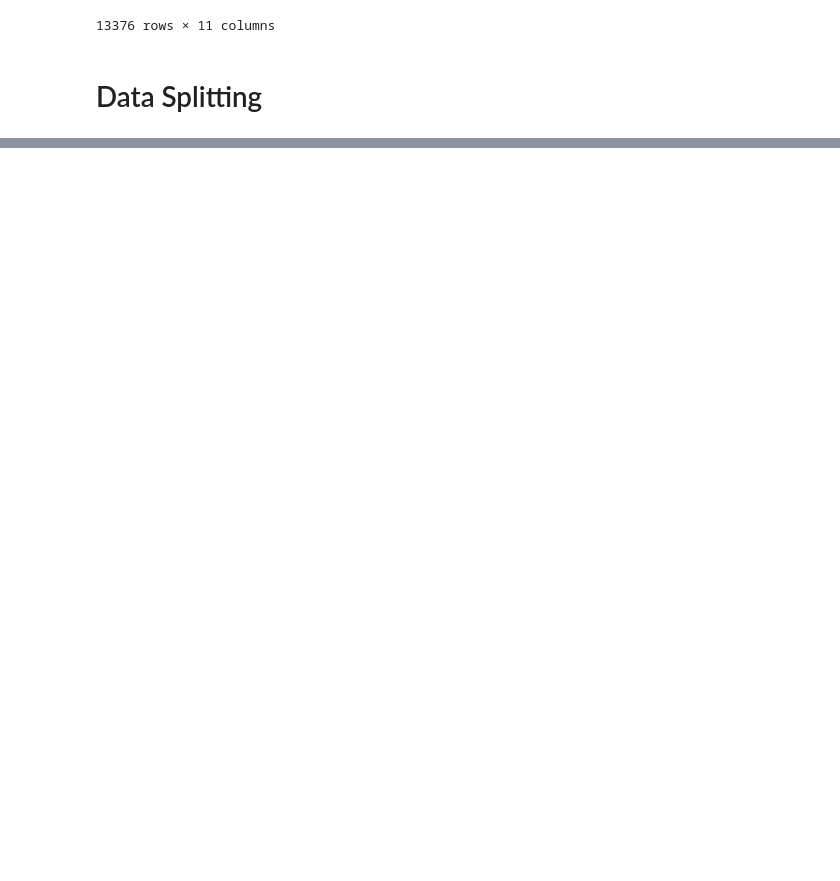
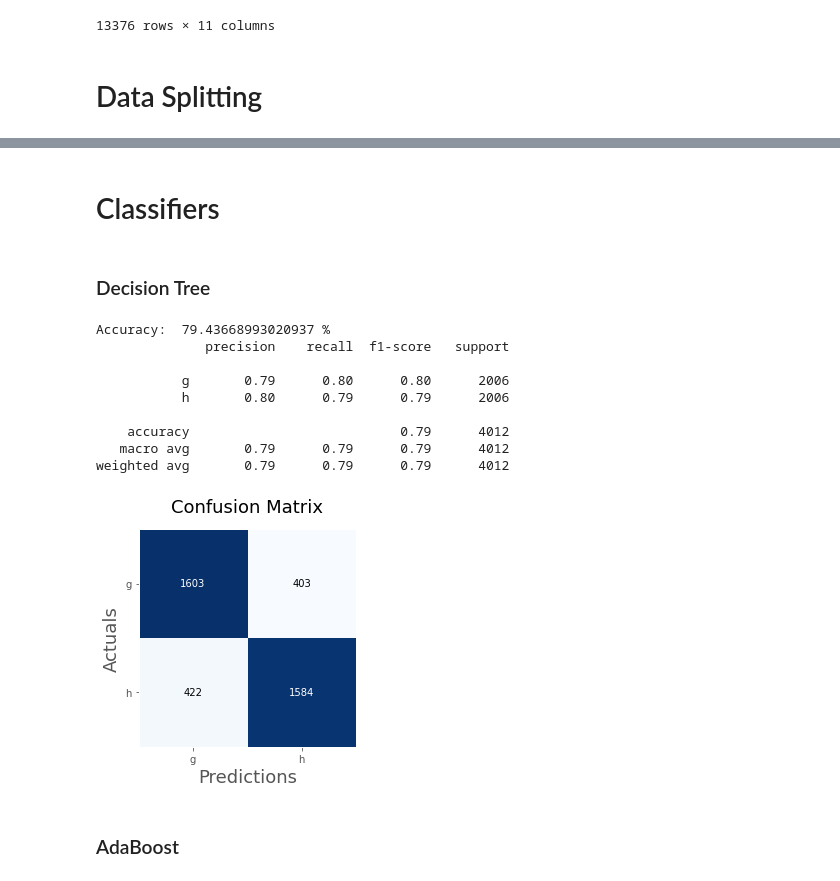
Before and after one commit to AMR-21/Magic-Gamma-Telescope-Classification, a Jupyter notebook: classification.ipynb, the cells around one changed output, grey strips where cells are left out. Drawn from its saved outputs; the diff is of its cells as text; code cells hidden in the pictures; blank space fills up the shorter version.

```diff
--- a/classification.ipynb
+++ b/classification.ipynb
@@ -116,0 +93,10 @@ Name: class, dtype: int64
+# %%
+X_train, X_test, y_train, y_test = train_test_split(X,Y, train_size=0.7001,stratify=Y)
+
+print("Training set")
+print(y_train.value_counts())
+
+training = X_train.copy()
+training['class'] = y_train
+
+training
@@ -116,0 +155,36 @@ Name: class, dtype: int64
+# %% [markdown]
+# Classifiers
+# %%
+def analyze(pred):
+  print('Accuracy: ',accuracy_score(y_test, pred)*100 ,"%")
+  print(classification_report(y_test, pred))
+
+
+  fig, ax = plot_confusion_matrix(conf_mat= confusion_matrix(y_test, pred), figsize=(4, 4), cmap=plt.cm.Blues)
+  ax.set_xticklabels(['', 'g', 'h'])
+  ax.set_yticklabels(['', 'g', 'h']);
+  plt.xlabel('Predictions', fontsize=18)
+  plt.ylabel('Actuals', fontsize=18)
+  plt.title('Confusion Matrix', fontsize=18)
+  plt.show()
+# %% [markdown]
+### Decision Tree
+# %%
+decision_tree = DecisionTreeClassifier()
+decision_tree.fit(X_train, y_train)
+dt_pred = decision_tree.predict(X_test)
+
+analyze(dt_pred)
+# %% [output]
+Accuracy:  79.43668993020937 %
+              precision    recall  f1-score   support
+
+           g       0.79      0.80      0.80      2006
+           h       0.80      0.79      0.79      2006
+
+    accuracy                           0.79      4012
+   macro avg       0.79      0.79      0.79      4012
+weighted avg       0.79      0.79      0.79      4012
+[figure, added]
+# %% [markdown]
+### AdaBoost
```
Also changed, not shown: parts of 16 cells of this notebook.
